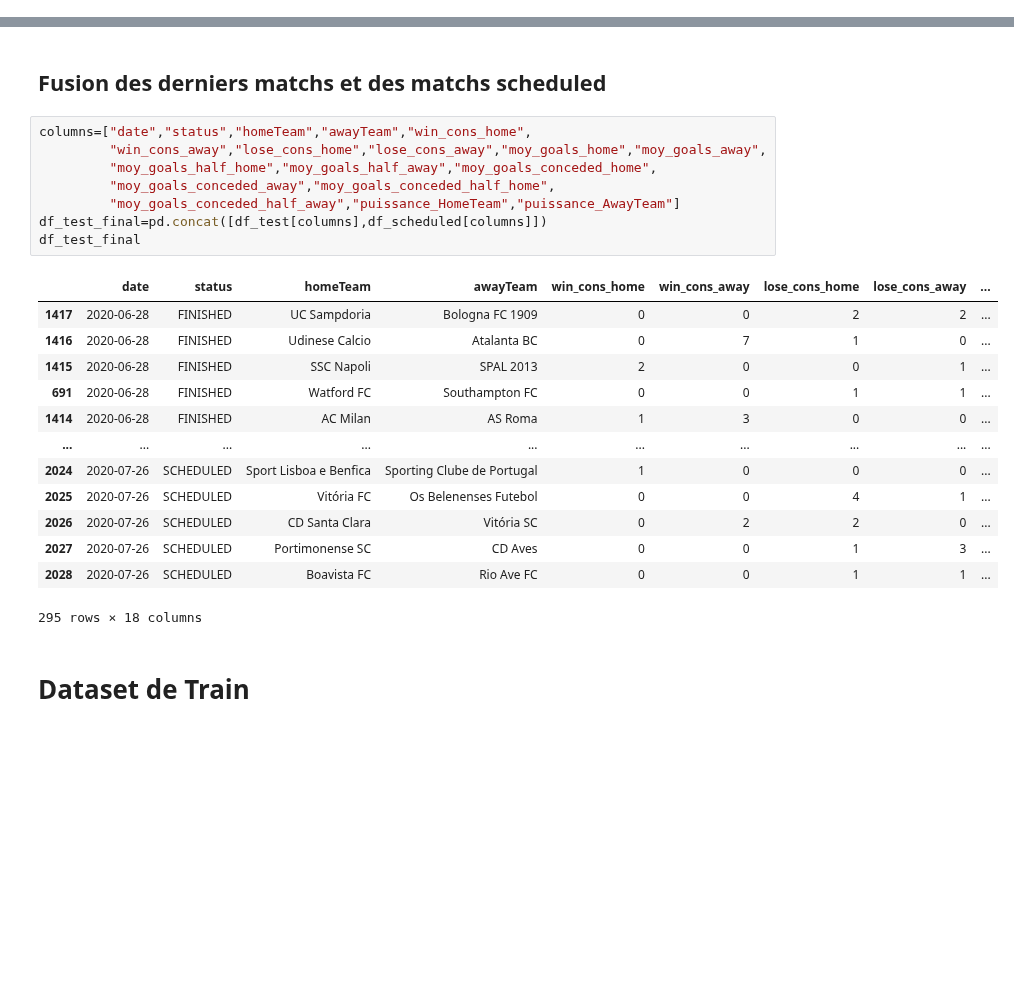
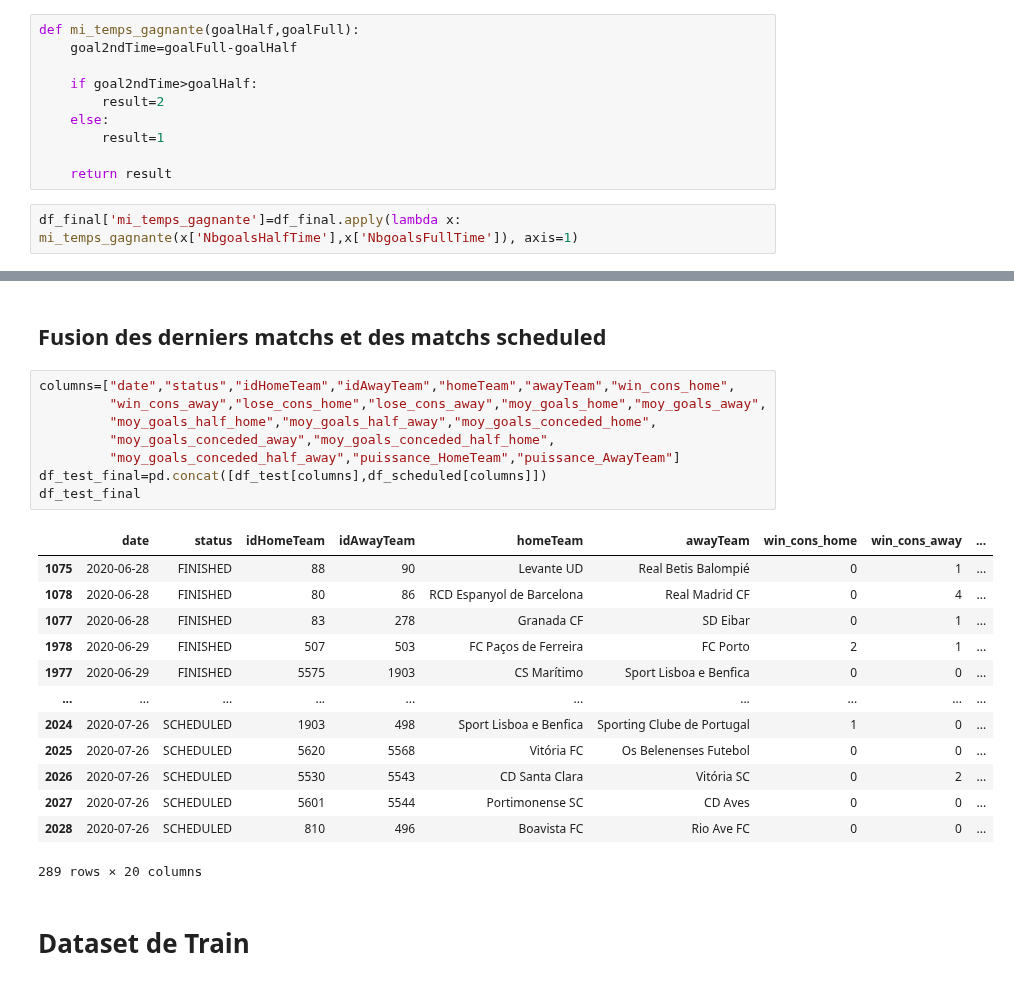
Before and after one commit to Amuthu98/projetannuel4IABD2, a Jupyter notebook: ETAPE_3/Scripts_Recup_Data/Projet_Annuel_Data/Data_API.ipynb, the cells around one changed output, grey strips where cells are left out. Saved outputs shown, nothing was run; the diff lists cells and outputs as text; blank space fills up the shorter version.

```diff
--- a/ETAPE_3/Scripts_Recup_Data/Projet_Annuel_Data/Data_API.ipynb
+++ b/ETAPE_3/Scripts_Recup_Data/Projet_Annuel_Data/Data_API.ipynb
@@ -508,3 +510,15 @@ df_final['NbgoalsFullTime']=df_final['goalHomeTeam_FullTime']+df_final['goalAway
+# %%
+def mi_temps_gagnante(goalHalf,goalFull):
+    goal2ndTime=goalFull-goalHalf
+
+    if goal2ndTime>goalHalf:
+        result=2
+    else:
+        result=1
+
+    return result
+# %%
+df_final['mi_temps_gagnante']=df_final.apply(lambda x: mi_temps_gagnante(x['NbgoalsHalfTime'],x['NbgoalsFullTime']), axis=1)
 # %% [markdown]
 # Dataset de test
 # %%
@@ -589,27 +603,27 @@ df_test
 # %% [markdown]
 ## Fusion des derniers matchs et des matchs scheduled
 # %%
-columns=["date","status","homeTeam","awayTeam","win_cons_home",
+columns=["date","status","idHomeTeam","idAwayTeam","homeTeam","awayTeam","win_cons_home",
          "win_cons_away","lose_cons_home","lose_cons_away","moy_goals_home","moy_goals_away",
          "moy_goals_half_home","moy_goals_half_away","moy_goals_conceded_home",
          "moy_goals_conceded_away","moy_goals_conceded_half_home",
          "moy_goals_conceded_half_away","puissance_HomeTeam","puissance_AwayTeam"]
 df_test_final=pd.concat([df_test[columns],df_scheduled[columns]])
 df_test_final
 # %% [output]
-|  | date | status | homeTeam | awayTeam | win_cons_home | win_cons_away | lose_cons_home | lose_cons_away | ... |
-| 1417 | 2020-06-28 | FINISHED | UC Sampdoria | Bologna FC 1909 | 0 | 0 | 2 | 2 | ... |
-| 1416 | 2020-06-28 | FINISHED | Udinese Calcio | Atalanta BC | 0 | 7 | 1 | 0 | ... |
-| 1415 | 2020-06-28 | FINISHED | SSC Napoli | SPAL 2013 | 2 | 0 | 0 | 1 | ... |
-| 691 | 2020-06-28 | FINISHED | Watford FC | Southampton FC | 0 | 0 | 1 | 1 | ... |
-| 1414 | 2020-06-28 | FINISHED | AC Milan | AS Roma | 1 | 3 | 0 | 0 | ... |
+|  | date | status | idHomeTeam | idAwayTeam | homeTeam | awayTeam | win_cons_home | win_cons_away | ... |
+| 1075 | 2020-06-28 | FINISHED | 88 | 90 | Levante UD | Real Betis Balompié | 0 | 1 | ... |
+| 1078 | 2020-06-28 | FINISHED | 80 | 86 | RCD Espanyol de Barcelona | Real Madrid CF | 0 | 4 | ... |
+| 1077 | 2020-06-28 | FINISHED | 83 | 278 | Granada CF | SD Eibar | 0 | 1 | ... |
+| 1978 | 2020-06-29 | FINISHED | 507 | 503 | FC Paços de Ferreira | FC Porto | 2 | 1 | ... |
+| 1977 | 2020-06-29 | FINISHED | 5575 | 1903 | CS Marítimo | Sport Lisboa e Benfica | 0 | 0 | ... |
 | ... | ... | ... | ... | ... | ... | ... | ... | ... | ... |
-| 2024 | 2020-07-26 | SCHEDULED | Sport Lisboa e Benfica | Sporting Clube de Portugal | 1 | 0 | 0 | 0 | ... |
-| 2025 | 2020-07-26 | SCHEDULED | Vitória FC | Os Belenenses Futebol | 0 | 0 | 4 | 1 | ... |
-| 2026 | 2020-07-26 | SCHEDULED | CD Santa Clara | Vitória SC | 0 | 2 | 2 | 0 | ... |
-| 2027 | 2020-07-26 | SCHEDULED | Portimonense SC | CD Aves | 0 | 0 | 1 | 3 | ... |
-| 2028 | 2020-07-26 | SCHEDULED | Boavista FC | Rio Ave FC | 0 | 0 | 1 | 1 | ... |
+| 2024 | 2020-07-26 | SCHEDULED | 1903 | 498 | Sport Lisboa e Benfica | Sporting Clube de Portugal | 1 | 0 | ... |
+| 2025 | 2020-07-26 | SCHEDULED | 5620 | 5568 | Vitória FC | Os Belenenses Futebol | 0 | 0 | ... |
+| 2026 | 2020-07-26 | SCHEDULED | 5530 | 5543 | CD Santa Clara | Vitória SC | 0 | 2 | ... |
+| 2027 | 2020-07-26 | SCHEDULED | 5601 | 5544 | Portimonense SC | CD Aves | 0 | 0 | ... |
+| 2028 | 2020-07-26 | SCHEDULED | 810 | 496 | Boavista FC | Rio Ave FC | 0 | 0 | ... |
-295 rows × 18 columns
+289 rows × 20 columns
 # %% [markdown]
 # Dataset de Train
 # %% [markdown]
```
Also changed, not shown: parts of 9 cells of this notebook, 5 other files.
